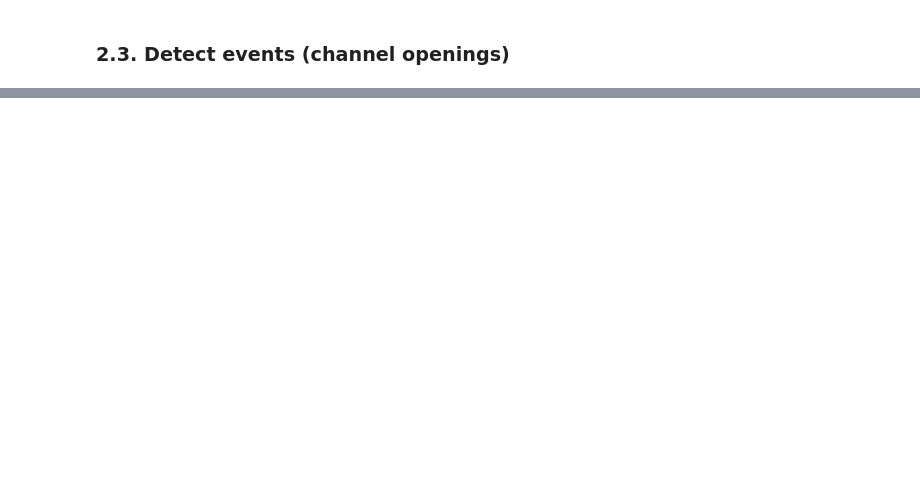
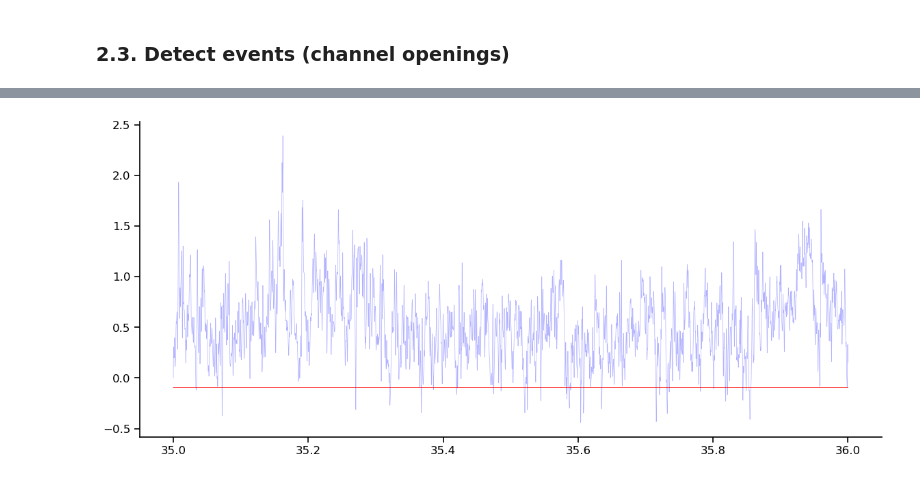
Before and after one commit to argalloni/CSHL_IonChannels2025, a Jupyter notebook: Analysis 9 - Single channels.ipynb, the cells around one changed output, grey strips where cells are left out. Drawn from its saved outputs; the diff is of its cells as text; code cells hidden in the pictures; blank space fills up the shorter version.

```diff
--- a/Analysis 9 - Single channels.ipynb
+++ b/Analysis 9 - Single channels.ipynb
@@ -174,3 +219,16 @@ events_all, idealized_traces = detector.detect_all_events(plot_summary=True, dur
+# %%
+start_time = 35   # in seconds
+end_time = 36       # in seconds
+
+fig, ax = plt.subplots(figsize=(14, 6))
+t0 = time[0]
+start_idx = time_to_index(start_time-t0, sampling_freq) *1000
+end_idx = time_to_index(end_time-t0, sampling_freq) *1000
+ax.plot(time[start_idx:end_idx], detector.traces[trace_idx, start_idx:end_idx], 'b-', alpha=0.3, linewidth=0.5, label='Filtered')
+ax.plot(time[start_idx:end_idx], detector.idealized_traces[trace_idx, start_idx:end_idx], 'r-', linewidth=0.5, label='Idealized')
+plt.show()
+# %% [output]
+[figure, added]
 # %%
 # Get all event durations
 durations = detector.calculate_event_durations()
```
Also changed, not shown: parts of 9 cells of this notebook, 1 other file.
